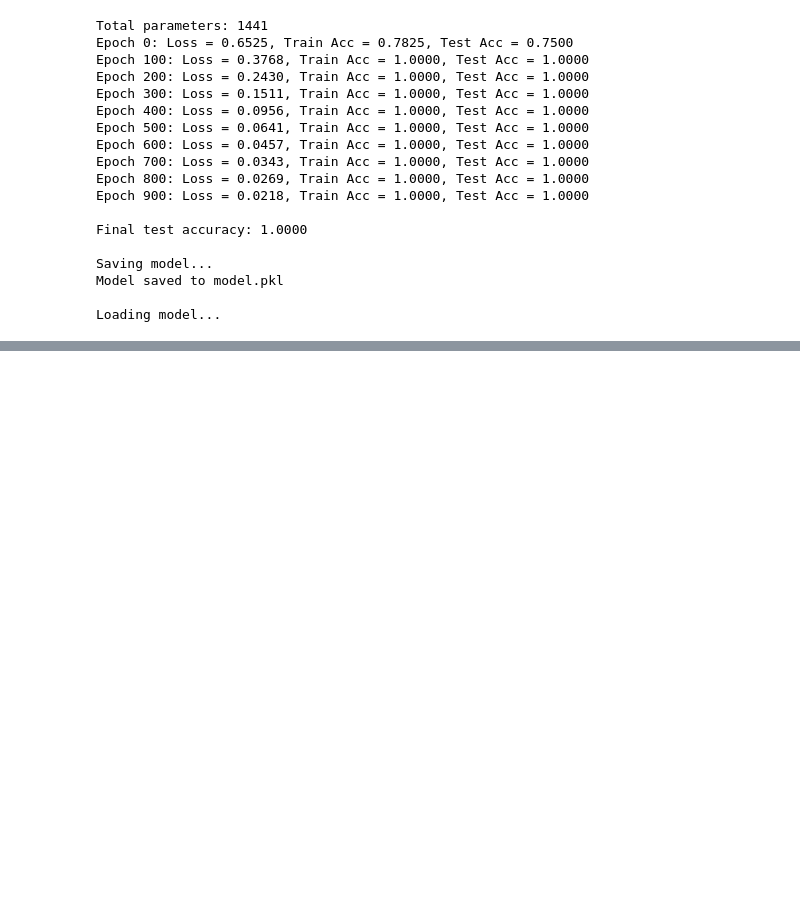
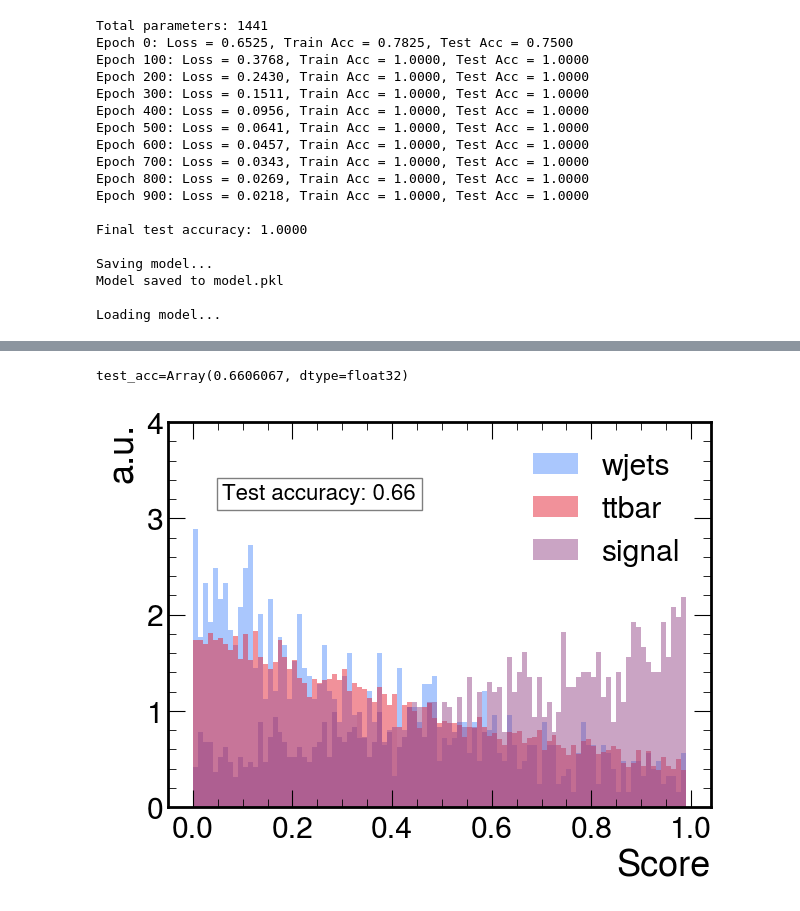
Before and after one commit to ligerlac/z-prime-ttbar-gradients, a Jupyter notebook: train-model-jax.ipynb, the cells around one changed output, grey strips where cells are left out. Drawn from its saved outputs; the diff is of its cells as text; code cells hidden in the pictures; blank space fills up the shorter version.

```diff
--- a/train-model-jax.ipynb
+++ b/train-model-jax.ipynb
@@ -460,0 +519,51 @@ np.mean(ttbar_score): 0.430981719265713
+# %%
+params = load_model_pickle("model-after-optimization.pkl")
+wjets_score = forward(params, X_test[y_test==0])
+ttbar_score =  forward(params, X_test[y_test==1])
+test_acc = accuracy(params, X_test, y_test)
+
+signal_acc = accuracy(
+    params,
+    np.concatenate([X_signal, X_test]),
+    np.concatenate([np.ones(len(X_signal)), np.zeros(len(X_test))]),
+)
+
+
+bins = np.arange(0, 1, 0.01)
+plt.figure(figsize=(7, 5))
+plt.hist(
+    wjets_score,
+    bins=bins,
+    label="wjets",
+    color=process_color_dict["wjets"],
+    alpha=0.5,
+    density=True,
+)
+plt.hist(
+    ttbar_score,
+    bins=bins,
+    label="ttbar",
+    color=process_color_dict["ttbar"],
+    alpha=0.5,
+    density=True,
+)
+plt.hist(
+    signal_score,
+    # bins=np.arange(0, 1, 0.01),
+    # alpha=0.5,
+    bins=bins,
+    label="signal",
+    color=process_color_dict["signal"],
+    alpha=0.5,
+    density=True,
+)
+plt.xlabel("Score")
+plt.ylabel("a.u.")
+# set ylim
+plt.gca().set_ylim(0, 4)
+plt.legend()
+plt.text(0.1, 0.8, f"Test accuracy: {test_acc:.2f}", transform=plt.gca().transAxes, fontsize=16, bbox=dict(facecolor='white', alpha=0.5))
+plt.show()
+# %% [output]
+test_acc=Array(0.6606067, dtype=float32)
+[figure, added]
```
Also changed, not shown: parts of 14 cells of this notebook, 4 other files.
